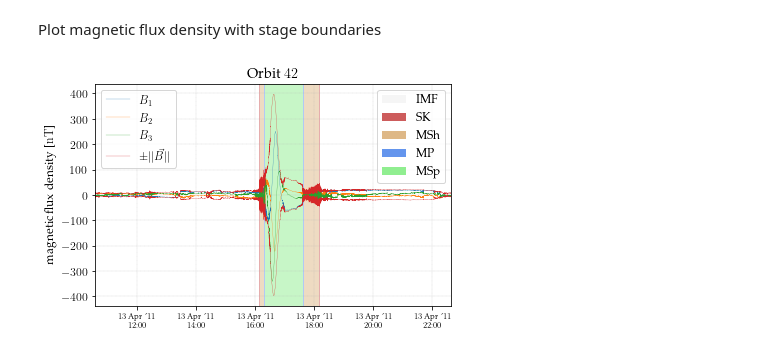
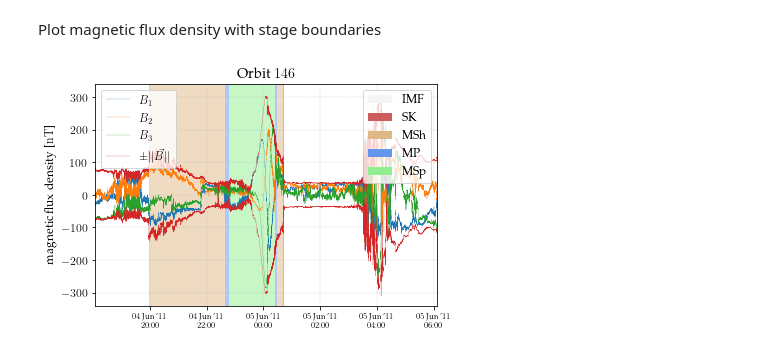
Before and after one commit to nkirschi/Freddie, a Jupyter notebook: notebooks/data/event_boundary_visualization.ipynb, the cells around one changed output. Cells and saved outputs as stored; diff of their text form; code cells hidden in the pictures.

```diff
--- a/notebooks/data/event_boundary_visualization.ipynb
+++ b/notebooks/data/event_boundary_visualization.ipynb
@@ -16,9 +16,9 @@ df_labels = pd.read_csv(labels_path,
 # %% [markdown]
 Load an exemplary orbit
 # %%
-ORBIT_ID = 42
+ORBIT_ID = 146
 # %%
-orbit_path = ioutils.resolve_path(c.DATA_DIR) / c.TRAIN_SUBDIR / c.ORBIT_FILE(ORBIT_ID)
+orbit_path = io.resolve_path(c.DATA_DIR) / c.TRAIN_SUBDIR / c.ORBIT_FILE(ORBIT_ID)
 df_orbit = pd.read_csv(orbit_path,
                        index_col=c.DATE_COL,
                        parse_dates=True)
@@ -39,17 +39,17 @@ Name: 42, dtype: datetime64[ns]
 # %% [markdown]
 Plot magnetic flux density with stage boundaries
 # %%
-figpath = str(ioutils.resolve_path(c.TEMP_DIR) / c.MESSENGER(ORBIT_ID)) + "_events.pdf"
+figpath = str(io.resolve_path(c.TEMP_DIR) / c.MESSENGER(ORBIT_ID)) + "_events.pdf"
 harry_plotter.plot_orbit(
     df_orbit.index,
     (df_orbit["BX_MSO"],
     df_orbit["BY_MSO"],
     df_orbit["BZ_MSO"]),
     symbol="B",
     labels=df_orbit[c.LABEL_COL],
     title=f"Orbit ${ORBIT_ID}$",
     ylabel="magnetic flux density [\si{nT}]",
     outfile=figpath
 )
 # %% [output]
-[figure, old version]
+[figure, new version]
```
Also changed, not shown: parts of 3 cells of this notebook, 4 other files.
